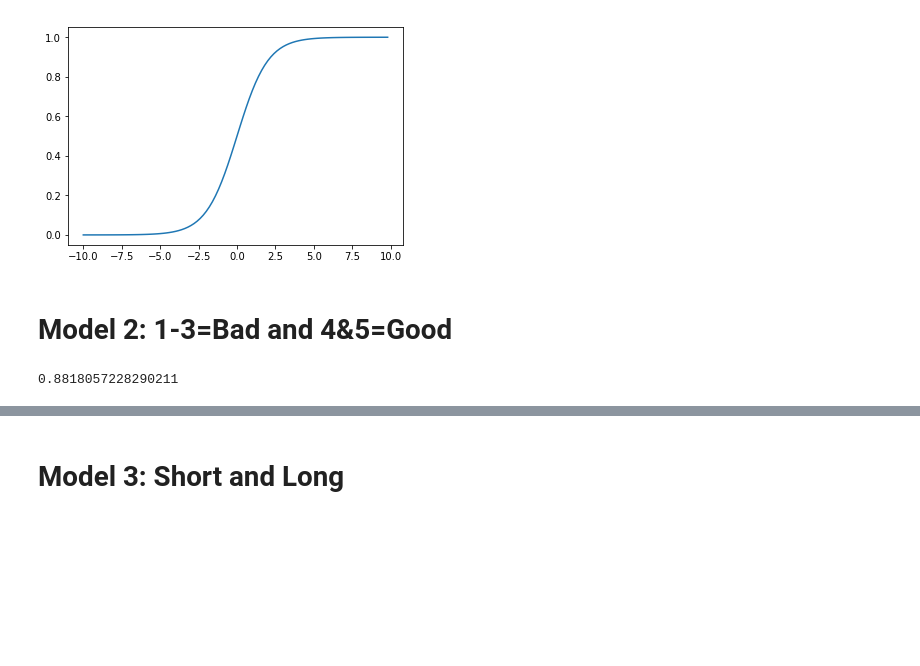
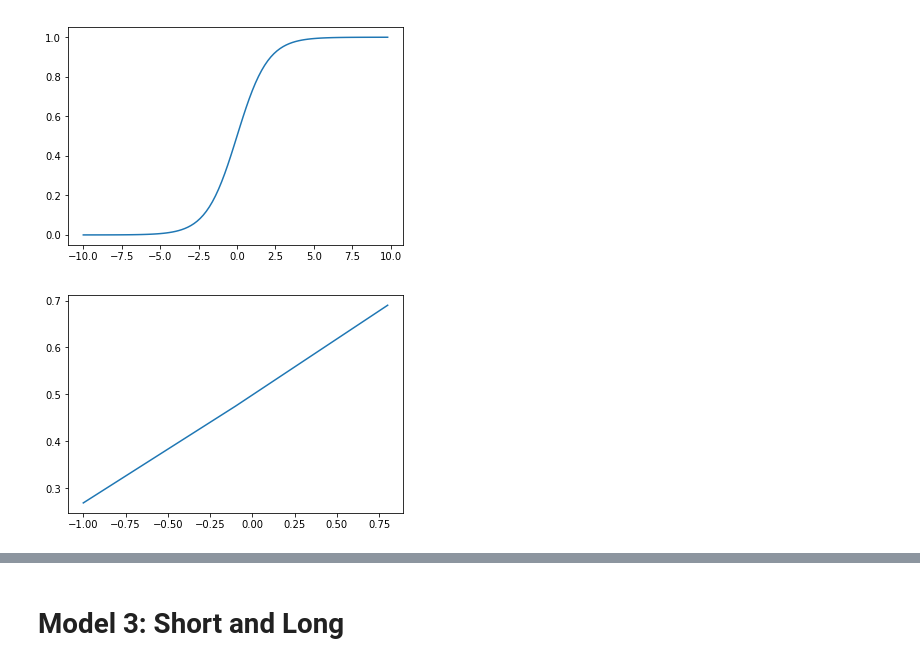
Before and after one commit to SteveGriswold3/DataScience-Capstone, a Jupyter notebook: src/model.ipynb, the cells around one changed output, grey strips where cells are left out. Drawn from its saved outputs; the diff is of its cells as text; code cells hidden in the pictures; blank space fills up the shorter version.

```diff
--- a/src/model.ipynb
+++ b/src/model.ipynb
@@ -99,5 +305,3 @@ plt.plot(x,sig)
 plt.show()
 # %% [output]
 [figure]
-# %% [markdown]
-# Model 2: 1-3=Bad and 4&5=Good
@@ -112,9 +307,0 @@ y=y.astype(int)
-# %%
-vect = TfidfVectorizer(lowercase=True, stop_words="english")
-model_vect = vect.fit_transform(X)
-
-model = MultinomialNB()
-model.fit(model_vect, y)
-model.score(model_vect, y)
-# %% [output]
-0.8818057228290211
@@ -127,0 +308,7 @@ with open("../src/nlp_model.pickle", 'wb') as pikl:
+# %%
+x = np.arange(-1., 1., 0.9)
+sig = sigmoid(x)
+plt.plot(x,sig)
+plt.show()
+# %% [output]
+[figure, added]
```
Also changed, not shown: parts of 37 cells of this notebook, 1 other file.
